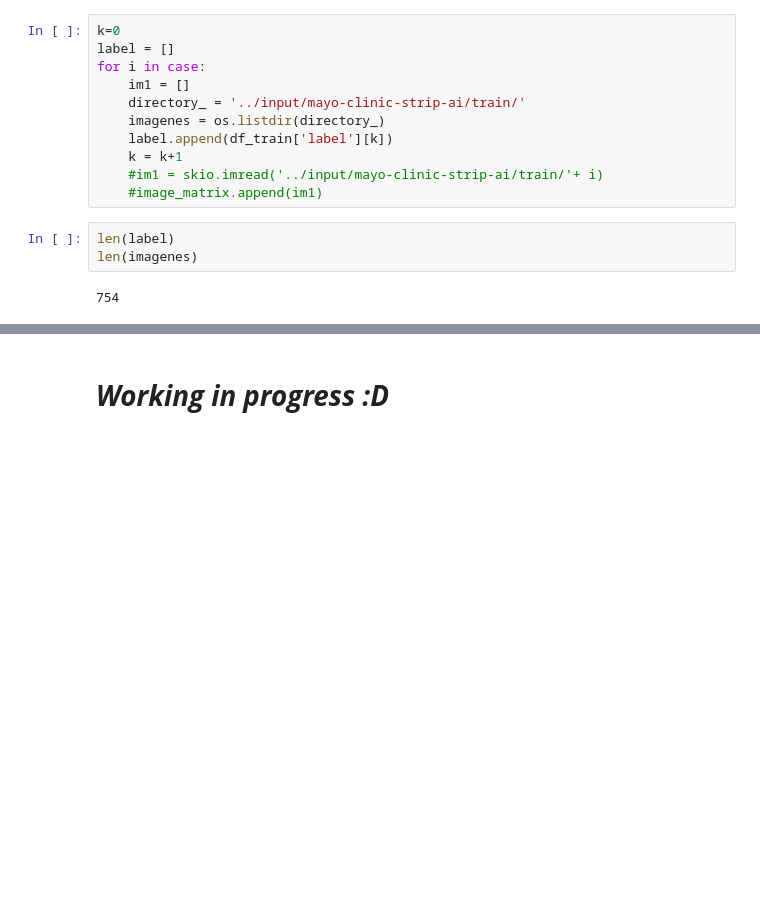
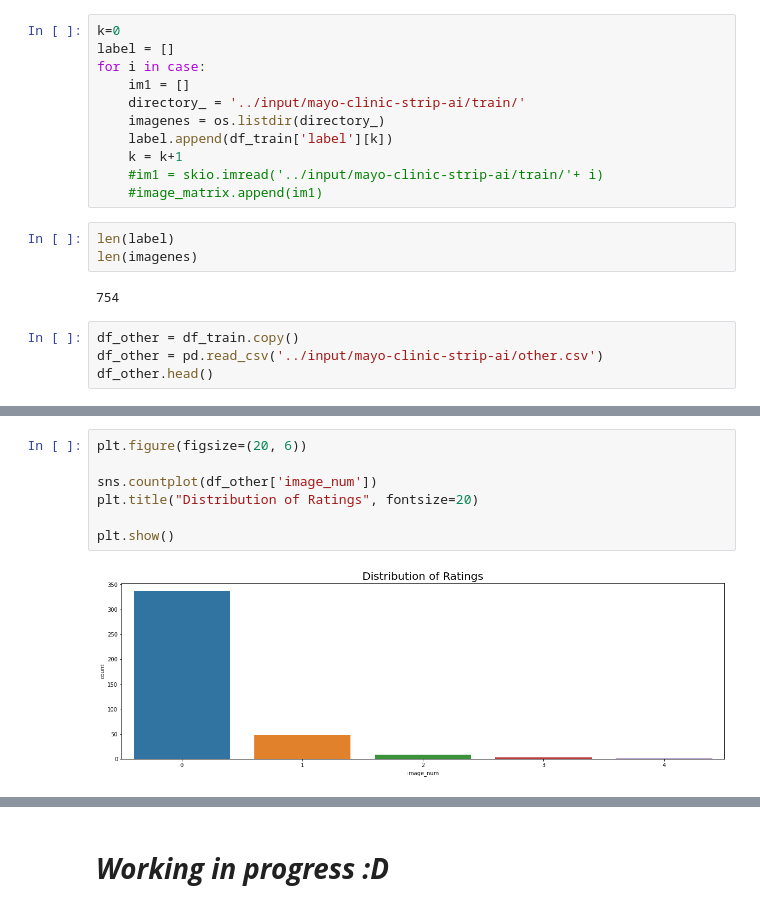
Before and after one commit to p3p31v/Mayo-Clinic, a Jupyter notebook: notebookd85fe10b94.ipynb, the cells around one changed output, grey strips where cells are left out. Cells and saved outputs as stored; diff of their text form; blank space fills up the shorter version.

Commit message:
Kaggle Notebook | Mayo Clinic - STRIP AI: Exploring data | Version 6

```diff
--- a/notebookd85fe10b94.ipynb
+++ b/notebookd85fe10b94.ipynb
@@ -82,3 +82,7 @@ len(label)
 len(imagenes)
 # %% [output]
 754
+# %%
+df_other = df_train.copy()
+df_other = pd.read_csv('../input/mayo-clinic-strip-ai/other.csv')
+df_other.head()
@@ -84,0 +96,9 @@ len(imagenes)
+# %%
+plt.figure(figsize=(20, 6))
+
+sns.countplot(df_other['image_num'])
+plt.title("Distribution of Ratings", fontsize=20)
+
+plt.show()
+# %% [output]
+[figure, added]
```
Also changed, not shown: parts of 4 cells of this notebook.
